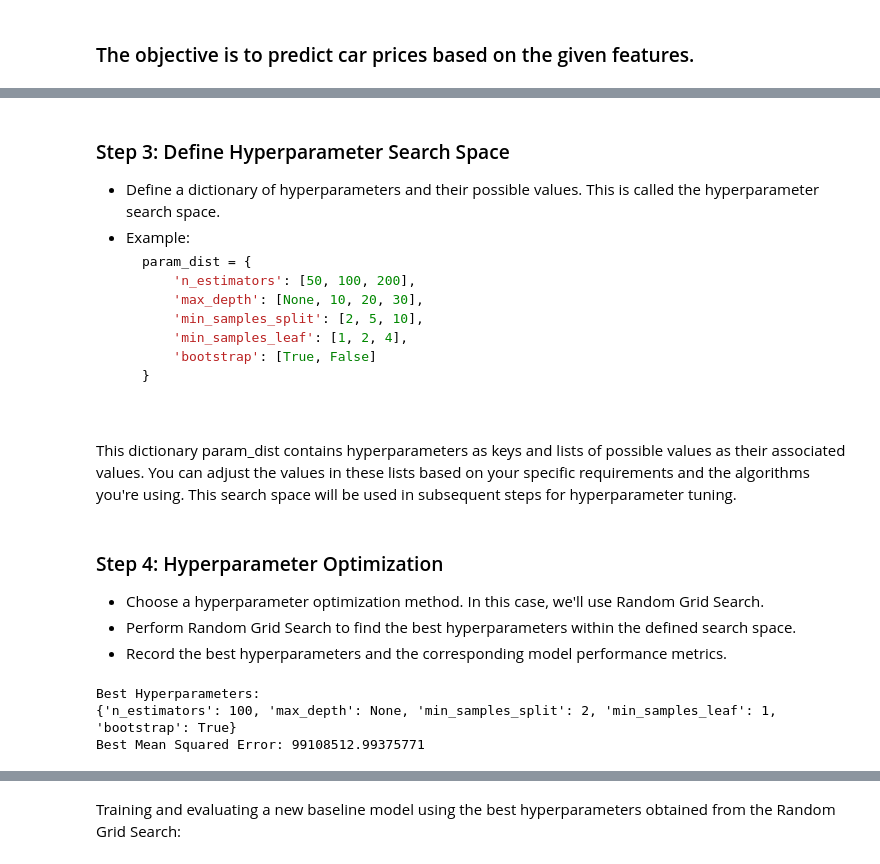
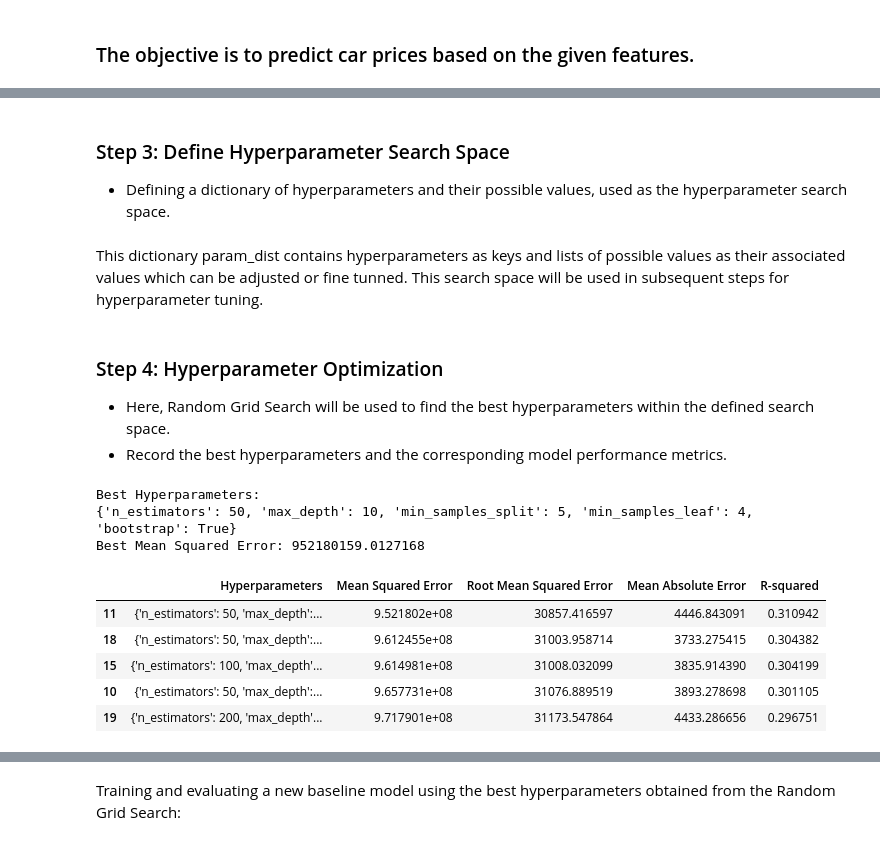
Before and after one commit to martha4all/Project, a Jupyter notebook: Project Code.ipynb, the cells around one changed output, grey strips where cells are left out. Drawn from its saved outputs; the diff is of its cells as text; code cells hidden in the pictures.

````diff
--- a/Project Code.ipynb
+++ b/Project Code.ipynb
@@ -340,16 +333,7 @@ Computation Time (Baseline): 15.821324348449707 seconds
 # %% [markdown]
 ### Step 3: Define Hyperparameter Search Space
 
-- Define a dictionary of hyperparameters and their possible values. This is called the hyperparameter search space.
-- Example:
-  ```python
-  param_dist = {
-      'n_estimators': [50, 100, 200],
-      'max_depth': [None, 10, 20, 30],
-      'min_samples_split': [2, 5, 10],
-      'min_samples_leaf': [1, 2, 4],
-      'bootstrap': [True, False]
-  }
+- Defining a dictionary of hyperparameters and their possible values, used as the hyperparameter search space.
 # %%
 param_dist = {
     'n_estimators': [50, 100, 200],
@@ -359,18 +343,16 @@ param_dist = {
     'bootstrap': [True, False]
 }
 # %% [markdown]
-This dictionary param_dist contains hyperparameters as keys and lists of possible values as their associated values. You can adjust the values in these lists based on your specific requirements and the algorithms you're using. This search space will be used in subsequent steps for hyperparameter tuning.
+This dictionary param_dist contains hyperparameters as keys and lists of possible values as their associated values which can be adjusted or fine tunned. This search space will be used in subsequent steps for hyperparameter tuning.
 # %% [markdown]
 ### Step 4: Hyperparameter Optimization
 
-- Choose a hyperparameter optimization method. In this case, we'll use Random Grid Search.
-- Perform Random Grid Search to find the best hyperparameters within the defined search space.
+- Here, Random Grid Search will be used to find the best hyperparameters within the defined search space.
 - Record the best hyperparameters and the corresponding model performance metrics.
 # %%
-# Split the data into training and testing sets
+# Spliting dataset into training and testing sets
 X_train, X_test, y_train, y_test = train_test_split(X, y, test_size=0.2, random_state=42)
 
-# Define the hyperparameter grid for Random Grid Search
 param_dist = {
     'n_estimators': [50, 100, 200],
     'max_depth': [None, 10, 20, 30],
@@ -379,21 +361,20 @@ param_dist = {
     'bootstrap': [True, False]
 }
 
-# Create a RandomForestRegressor
 rf = RandomForestRegressor()
 
-# Initialize lists to store hyperparameters and metrics
+# Initializing lists to store hyperparameters and metrics
 hyperparameters_list = []
 mse_list = []
 rmse_list = []
 mae_list = []
 r2_list = []
 
-# Perform Random Grid Search and collect data
-n_iterations = 10  # Number of random combinations to try
+# Performing Random Grid Search to capture hyperparameters for evaluation
+n_iterations = 20  # Number of random combinations to try
 
 for _ in range(n_iterations):
-    # Randomly sample hyperparameters
+    # Randomly sampling hyperparameters
     random_params = {
         'n_estimators': np.random.choice(param_dist['n_estimators']),
         'max_depth': np.random.choice(param_dist['max_depth']),
@@ -402,47 +383,58 @@ for _ in range(n_iterations):
         'bootstrap': np.random.choice(param_dist['bootstrap'])
     }
 
-    # Train a model with the sampled hyperparameters
+    # Training a model with the sampled hyperparameters
     rf = RandomForestRegressor(**random_params)
     rf.fit(X_train, y_train)
 
-    # Make predictions
+    # Making predictions with the test data
     y_pred = rf.predict(X_test)
 
-    # Calculate evaluation metrics
+    # Calculating evaluation metrics
     mse = mean_squared_error(y_test, y_pred)
     rmse = np.sqrt(mse)
     mae = mean_absolute_error(y_test, y_pred)
     r2 = r2_score(y_test, y_pred)
 
-    # Store hyperparameters and metrics in lists
+    # Storing hyperparameters and the computed metrics into the lists
     hyperparameters_list.append(random_params)
     mse_list.append(mse)
     rmse_list.append(rmse)
     mae_list.append(mae)
     r2_list.append(r2)
 
-# Create a DataFrame to store the collected data
+# Creating a DataFrame to store the collected data
 data = {
     'Hyperparameters': hyperparameters_list,
     'Mean Squared Error': mse_list,
     'Root Mean Squared Error': rmse_list,
     'Mean Absolute Error': mae_list,
     'R-squared': r2_list
 }
-df = pd.DataFrame(data)
+hdf = pd.DataFrame(data)
 
-# Find the best hyperparameters
-best_hyperparameters = df.loc[df['Mean Squared Error'].idxmin()]['Hyperparameters']
+# Finding the best hyperparameters
+best_hyperparameters = hdf.loc[hdf['Mean Squared Error'].idxmin()]['Hyperparameters']
 
-# Print the best hyperparameters and their corresponding evaluation metrics
+# Printing the best hyperparameters and their corresponding evaluation metrics
 print("Best Hyperparameters:")
 print(best_hyperparameters)
-print("Best Mean Squared Error:", df['Mean Squared Error'].min())
+print("Best Mean Squared Error:", hdf['Mean Squared Error'].min())
 
-# Save the DataFrame to a CSV file (optional)
-df.to_csv('hyperparameter_results.csv', index=False)
+# Saving the DataFrame to a CSV file
+hdf.to_csv('hyperparameter_results.csv', index=False)
+
+# Sorting the dataframe content using MSE
+sorted_df = hdf.sort_values(by="Mean Squared Error", ascending=True)
+
+display(sorted_df.head(5))
 # %% [output]
 Best Hyperparameters:
-{'n_estimators': 100, 'max_depth': None, 'min_samples_split': 2, 'min_samples_leaf': 1, 'bootstrap': True}
-Best Mean Squared Error: 99108512.99375771
+{'n_estimators': 50, 'max_depth': 10, 'min_samples_split': 5, 'min_samples_leaf': 4, 'bootstrap': True}
+Best Mean Squared Error: 952180159.0127168
+|  | Hyperparameters | Mean Squared Error | Root Mean Squared Error | Mean Absolute Error | R-squared |
+| 11 | {'n_estimators': 50, 'max_depth':... | 9.521802e+08 | 30857.416597 | 4446.843091 | 0.310942 |
+| 18 | {'n_estimators': 50, 'max_depth':... | 9.612455e+08 | 31003.958714 | 3733.275415 | 0.304382 |
+| 15 | {'n_estimators': 100, 'max_depth'... | 9.614981e+08 | 31008.032099 | 3835.914390 | 0.304199 |
+| 10 | {'n_estimators': 50, 'max_depth':... | 9.657731e+08 | 31076.889519 | 3893.278698 | 0.301105 |
+| 19 | {'n_estimators': 200, 'max_depth'... | 9.717901e+08 | 31173.547864 | 4433.286656 | 0.296751 |
````
Also changed, not shown: parts of 43 cells of this notebook.
